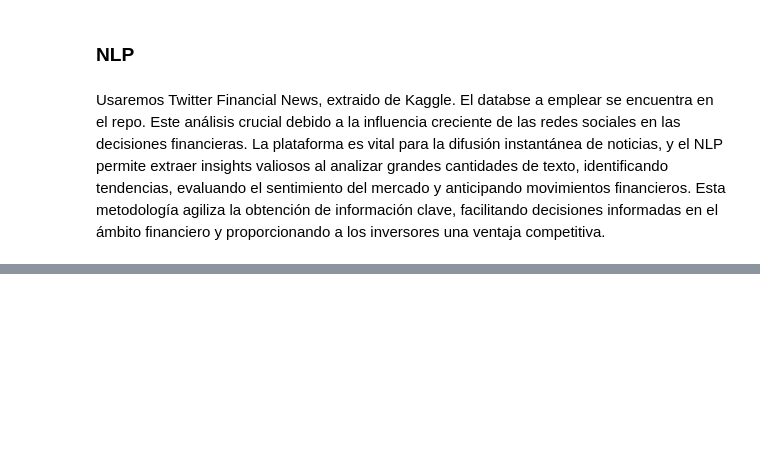
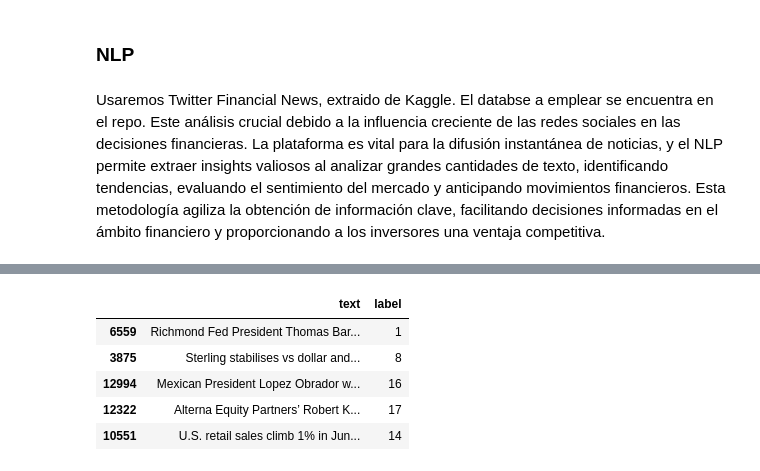
Before and after one commit to qlab-intro-python/proyecto-final-gregorio_podesta_trabajofinal, a Jupyter notebook: proyecto_final_plantilla.ipynb, the cells around one changed output, grey strips where cells are left out. Saved outputs shown, nothing was run; the diff lists cells and outputs as text; code cells hidden in the pictures; blank space fills up the shorter version.

```diff
--- a/proyecto_final_plantilla.ipynb
+++ b/proyecto_final_plantilla.ipynb
@@ -62,0 +99,9 @@ Usaremos Twitter Financial News, extraido de Kaggle. El databse a emplear se enc
+# %%
+finance_sample.head()
+# %% [output]
+|  | text | label |
+| 6559 | Richmond Fed President Thomas Bar... | 1 |
+| 3875 | Sterling stabilises vs dollar and... | 8 |
+| 12994 | Mexican President Lopez Obrador w... | 16 |
+| 12322 | Alterna Equity Partners’ Robert K... | 17 |
+| 10551 | U.S. retail sales climb 1% in Jun... | 14 |
```
Also changed, not shown: parts of 19 cells of this notebook.
